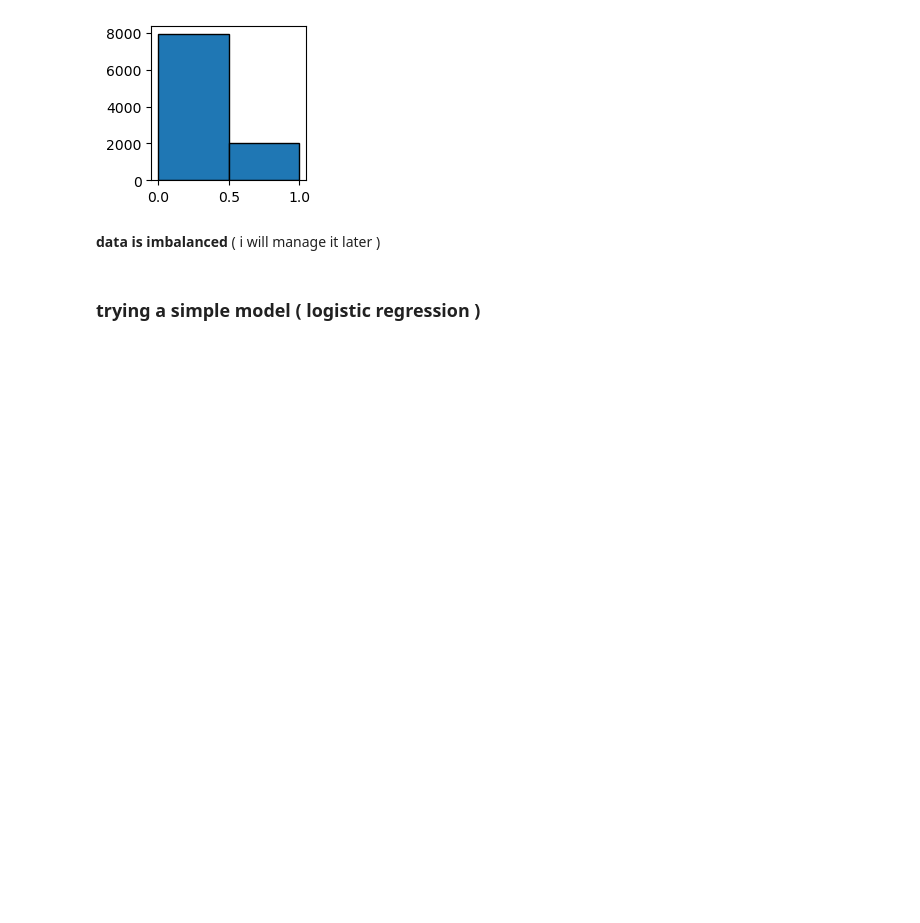
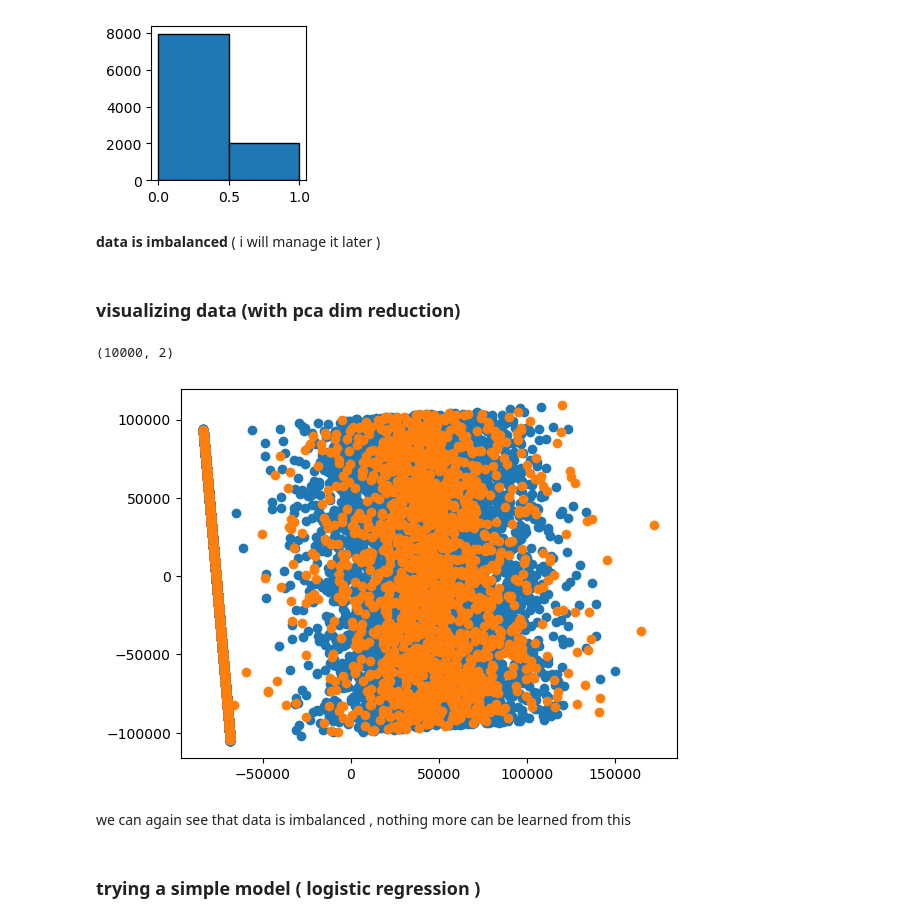
Before and after one commit to aliasghar892/bank-customer-churn-prediction, a Jupyter notebook: Bank Customer Churn Prediction.ipynb, the cells around one changed output. Saved outputs shown, nothing was run; the diff lists cells and outputs as text; code cells hidden in the pictures; blank space fills up the shorter version.

```diff
--- a/Bank Customer Churn Prediction.ipynb
+++ b/Bank Customer Churn Prediction.ipynb
@@ -95,6 +95,29 @@ plt.show()
 [figure]
 # %% [markdown]
 **data is imbalanced** ( i will manage it later )
+# %% [markdown]
+### visualizing data (with pca dim reduction)
+# %%
+from sklearn.decomposition import PCA
+
+pca = PCA(n_components=2).fit_transform(data)
+print(pca.shape)
+x0,y0,x1,y1=[],[],[],[] # X CLASS 0 / Y CLASS 0 / X CLASS 1 / Y CLASS 1
+for i in range(len(labels)):
+    if(labels[i]==0):
+        x0.append(pca[i,0])
+        y0.append(pca[i,1])
+    else:
+        x1.append(pca[i,0])
+        y1.append(pca[i,1])
+plt.scatter(x0,y0)
+plt.scatter(x1,y1)
+plt.show()
+# %% [output]
+(10000, 2)
+[figure, added]
+# %% [markdown]
+we can again see that data is imbalanced , nothing more can be learned from this
 # %% [markdown]
 ### trying a simple model ( logistic regression )
 # %%
```
Also changed, not shown: parts of 19 cells of this notebook, 1 other file.
